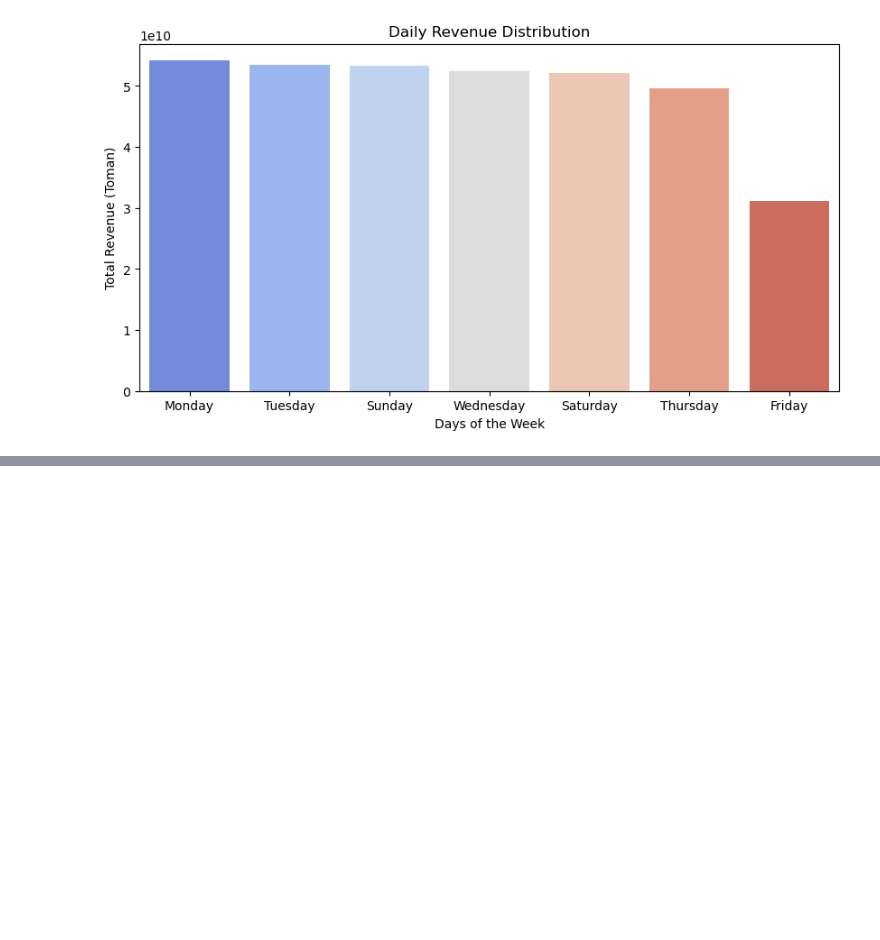
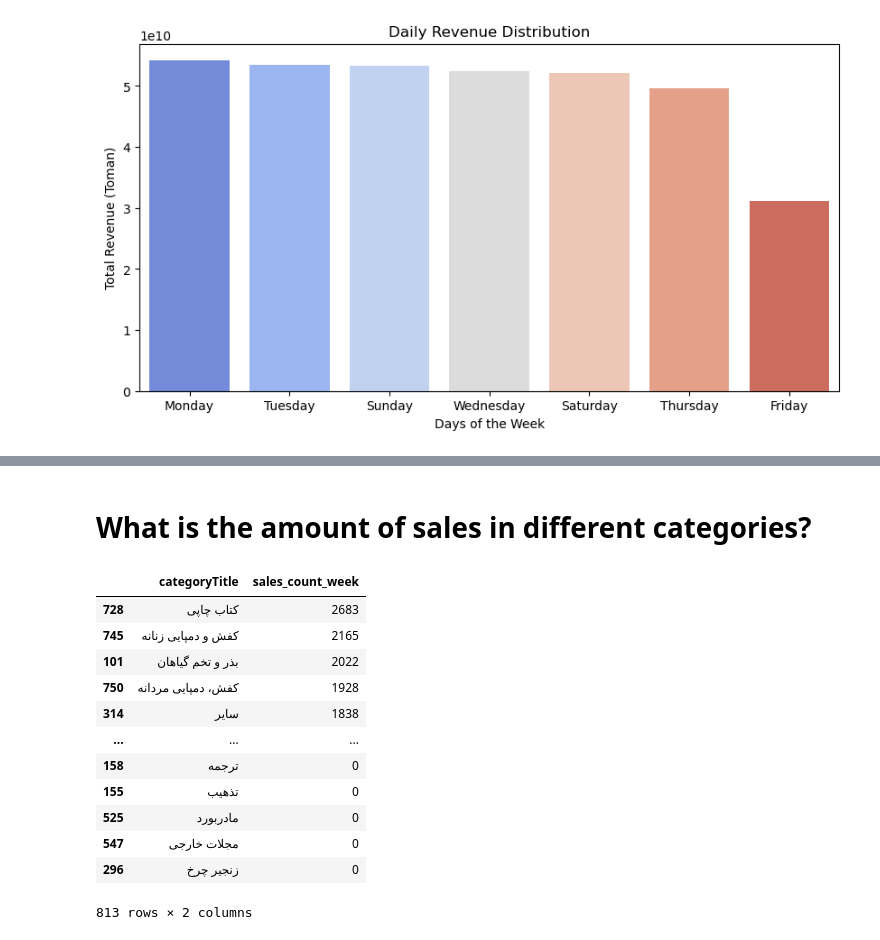
Before and after one commit to AmiinGholami/Basalam, a Jupyter notebook: Project.ipynb, the cells around one changed output, grey strips where cells are left out. Drawn from its saved outputs; the diff is of its cells as text; code cells hidden in the pictures; blank space fills up the shorter version.

```diff
--- a/Project.ipynb
+++ b/Project.ipynb
@@ -388,2 +394,23 @@ Products : 22,337,056,859,089.00
 Answer : 346,269,809,374.00
 False
+# %% [markdown]
+# What is the amount of sales in different categories?
+# %%
+sales_per_category_weekly = df_products_light.groupby('categoryTitle')['sales_count_week'].sum().reset_index()
+sales_per_category_weekly = sales_per_category_weekly.sort_values(by='sales_count_week', ascending=False)
+sales_per_category_weekly.sort_index
+sales_per_category_weekly
+# %% [output]
+|  | categoryTitle | sales_count_week |
+| 728 | کتاب چاپی | 2683 |
+| 745 | کفش و دمپایی زنانه | 2165 |
+| 101 | بذر و تخم گیاهان | 2022 |
+| 750 | کفش، دمپایی مردانه | 1928 |
+| 314 | سایر | 1838 |
+| ... | ... | ... |
+| 158 | ترجمه | 0 |
+| 155 | تذهیب | 0 |
+| 525 | مادربورد | 0 |
+| 547 | مجلات خارجی | 0 |
+| 296 | زنجیر چرخ | 0 |
+813 rows × 2 columns
```
Also changed, not shown: parts of 5 cells of this notebook.
